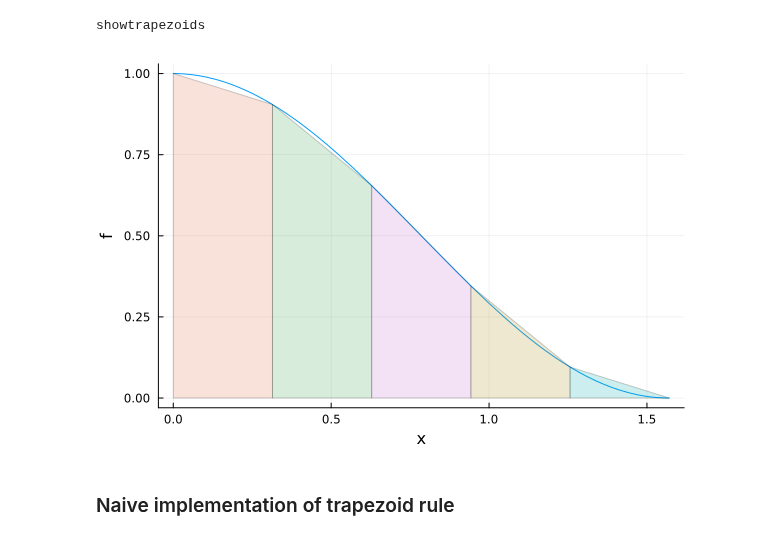
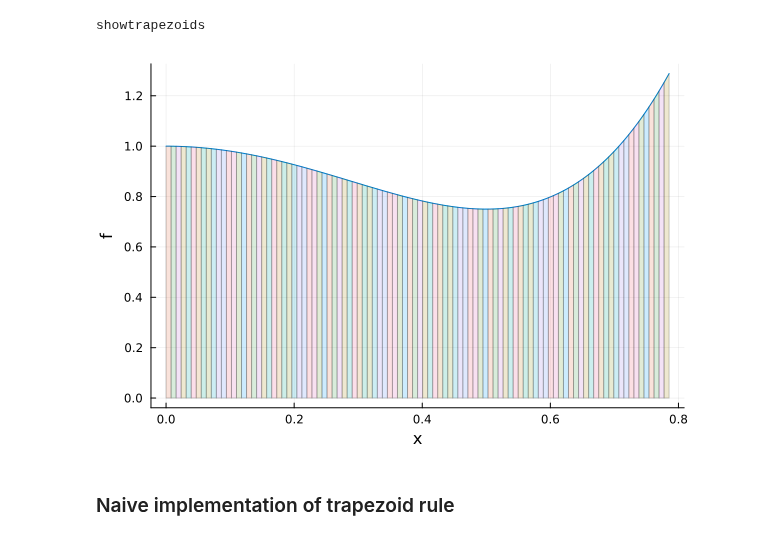
Before and after one commit to em256/phys4480, a Jupyter notebook: _sources/Period of a pendulum.ipynb, the cells around one changed output. Cells and saved outputs as stored; diff of their text form; code cells hidden in the pictures.

```diff
--- a/_sources/Period of a pendulum.ipynb
+++ b/_sources/Period of a pendulum.ipynb
@@ -136,10 +134,10 @@ end
 # %% [output]
 showtrapezoids
 # %%
-f(x)=cos(x)^2
-showtrapezoids(f,(0,pi/2),5)
+f(x)=1-2x^2+4x^4
+showtrapezoids(f,(0,pi/4),100)
 # %% [output]
-[figure, old version]
+[figure, new version]
 # %%
 #Uncomment for interactive content
 # -- only works in classic notebooks
```
Also changed, not shown: parts of 52 cells of this notebook, 10 other files.
